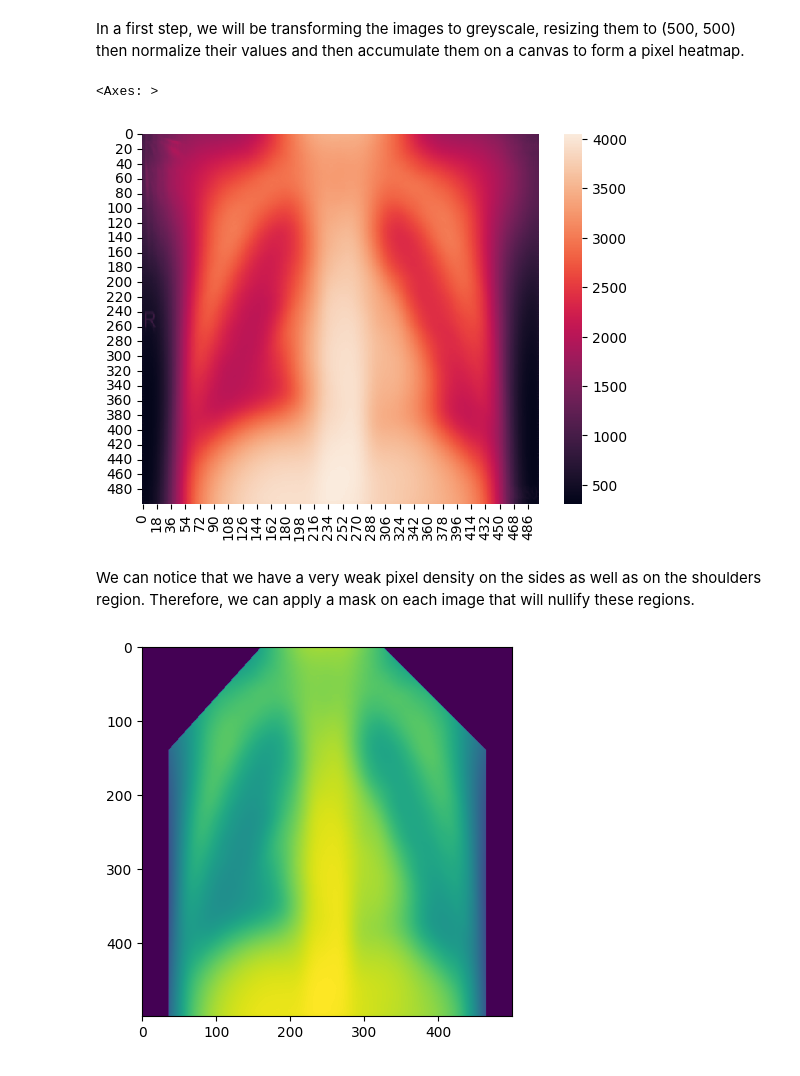
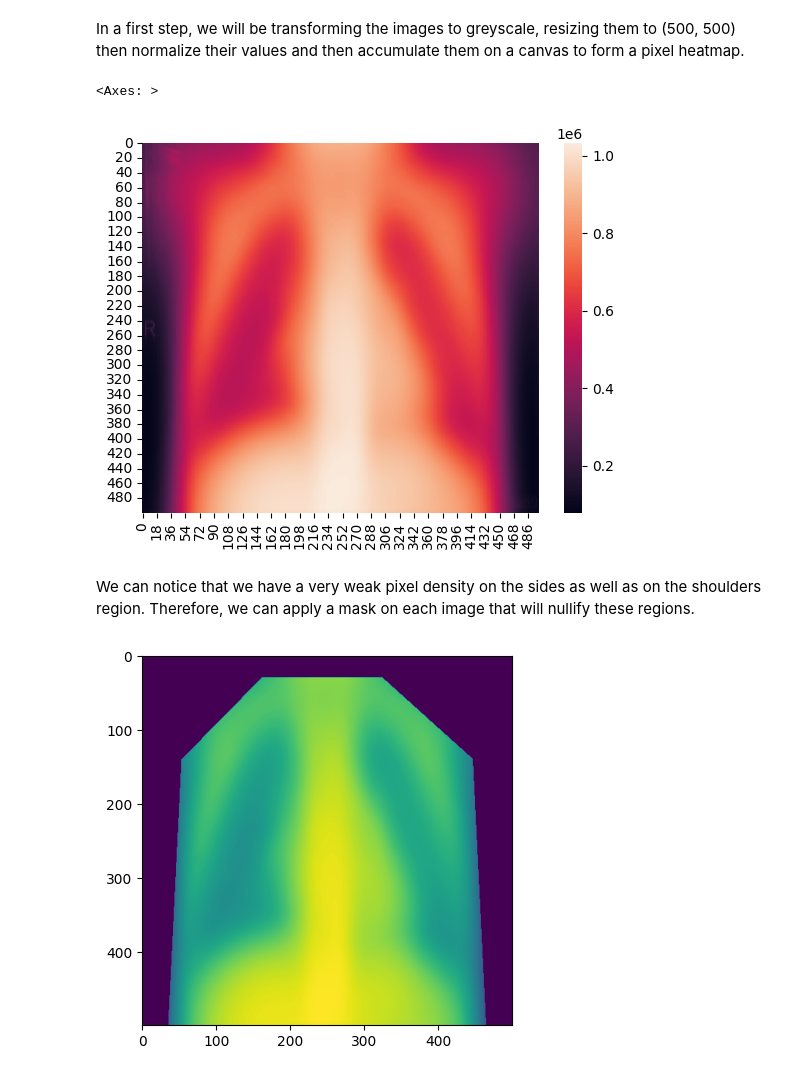
Before and after one commit to Az-r-ow/zoidberg, a Jupyter notebook: src/image_mask.ipynb, the cells around one changed output. Cells and saved outputs as stored; diff of their text form; code cells hidden in the pictures.

```diff
--- a/src/image_mask.ipynb
+++ b/src/image_mask.ipynb
@@ -45,18 +44,17 @@ formatted_images = (
 # %%
 import numpy as np
 import seaborn as sns
 
 heatmap = np.zeros(img_size, dtype=np.float64)
 
 for img in formatted_images:
     img = np.array(img)
-    img = img / 255
     heatmap = np.add(heatmap, img)
 
 sns.heatmap(heatmap)
 # %% [output]
 <Axes: >
-[figure, old version]
+[figure, new version]
 # %% [markdown]
 We can notice that we have a very weak pixel density on the sides as well as on the shoulders region. Therefore, we can apply a mask on each image that will nullify these regions.
 # %%
@@ -64,16 +62,17 @@ import cv2
 from matplotlib import pyplot as plt
 
 sideoffset = 36
+topoffset = 30
 
 mask = np.zeros(heatmap.shape[:2])
 pts = np.array(
     [
-        [162, 0],
-        [36, 140],
-        [36, 500],
+        [162, topoffset],
+        [54, 140],
+        [sideoffset, 500],
         [500 - sideoffset, 500],
-        [500 - sideoffset, 140],
-        [324, 0],
+        [500 - 54, 140],
+        [324, topoffset],
     ],
     np.int32,
 )
@@ -87,7 +86,7 @@ plt.imshow(masked)
 
 plt.show()
 # %% [output]
-[figure, old version]
+[figure, new version]
 # %%
 # Saving the mask in a npz file
 np.save("../datasets/mask", mask)
```
Also changed, not shown: parts of 1 cell of this notebook, 3 other files.
